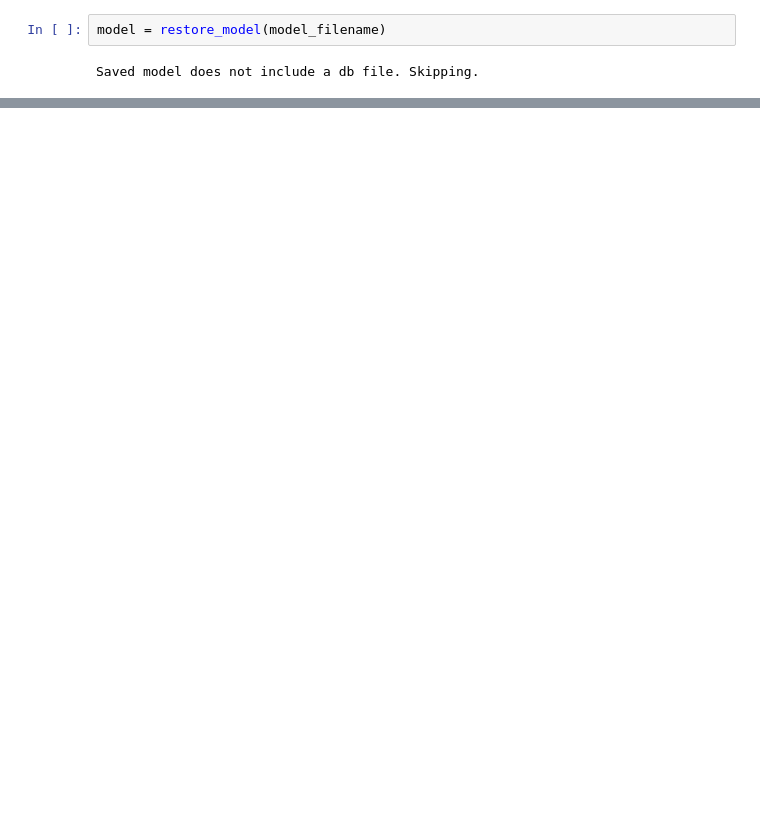
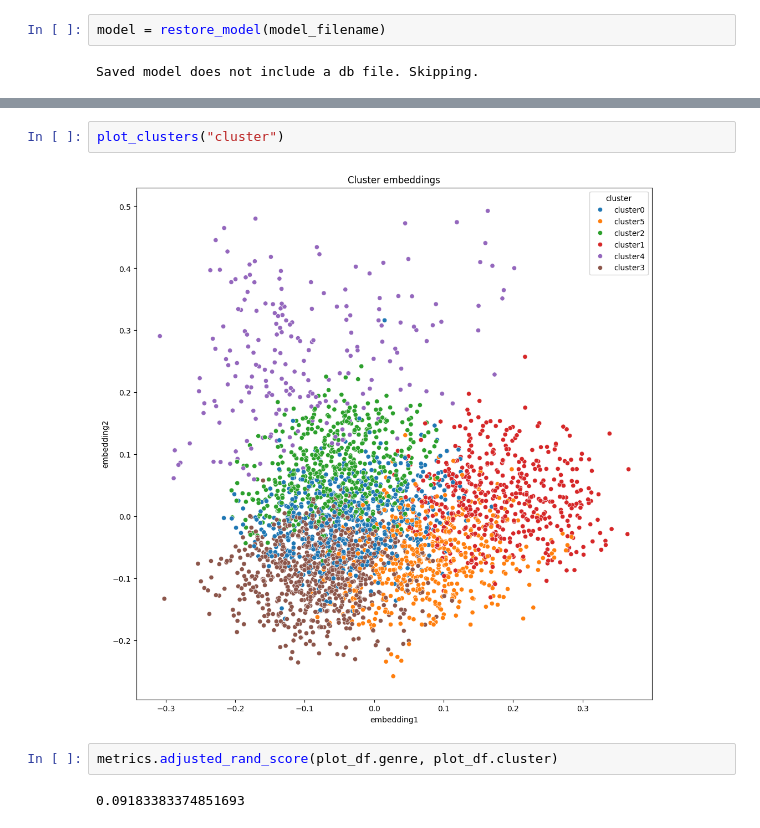
Before and after one commit to sesevasa64/MusicOntology, a Jupyter notebook: notebooks/kg_embeddings.ipynb, the cells around one changed output, grey strips where cells are left out. Drawn from its saved outputs; the diff is of its cells as text; blank space fills up the shorter version.

```diff
--- a/notebooks/kg_embeddings.ipynb
+++ b/notebooks/kg_embeddings.ipynb
@@ -187,0 +206,8 @@ emb.shape
+# %%
+plot_clusters("cluster")
+# %% [output]
+[figure, added]
+# %%
+metrics.adjusted_rand_score(plot_df.genre, plot_df.cluster)
+# %% [output]
+0.09183383374851693
```
Also changed, not shown: parts of 20 cells of this notebook, 1 other file.
